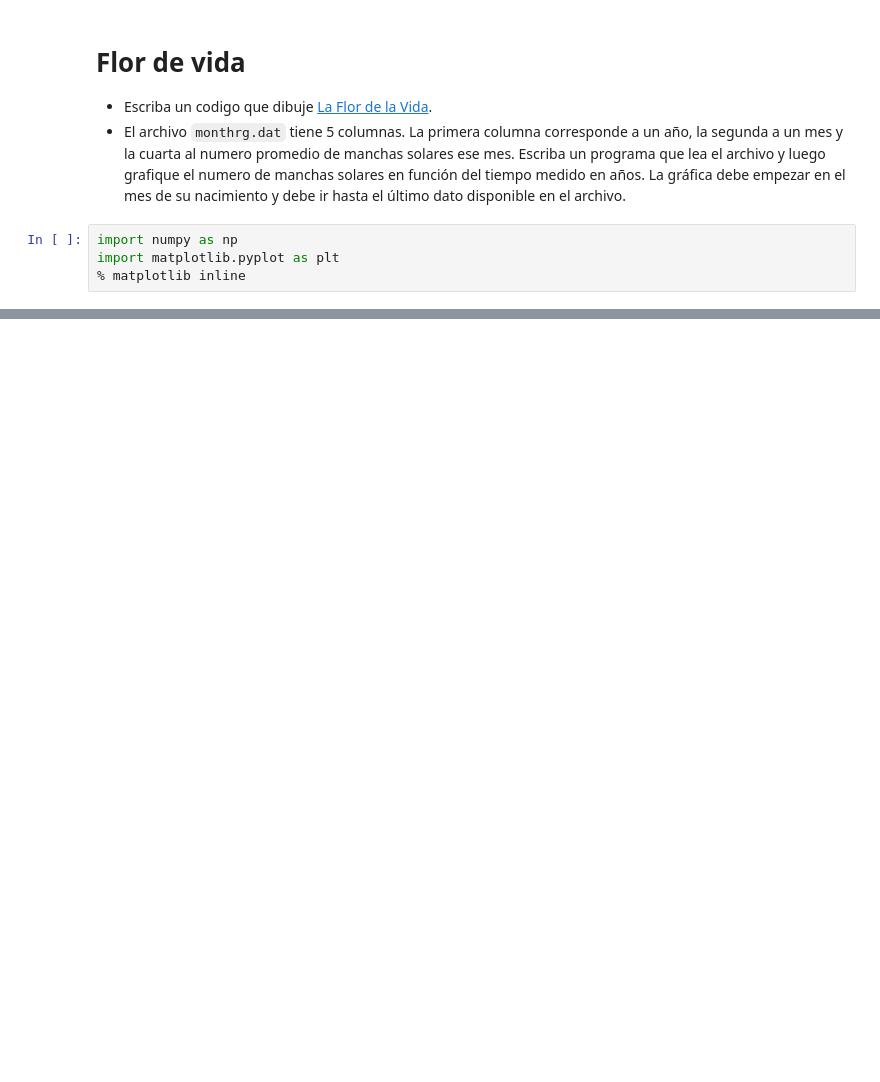
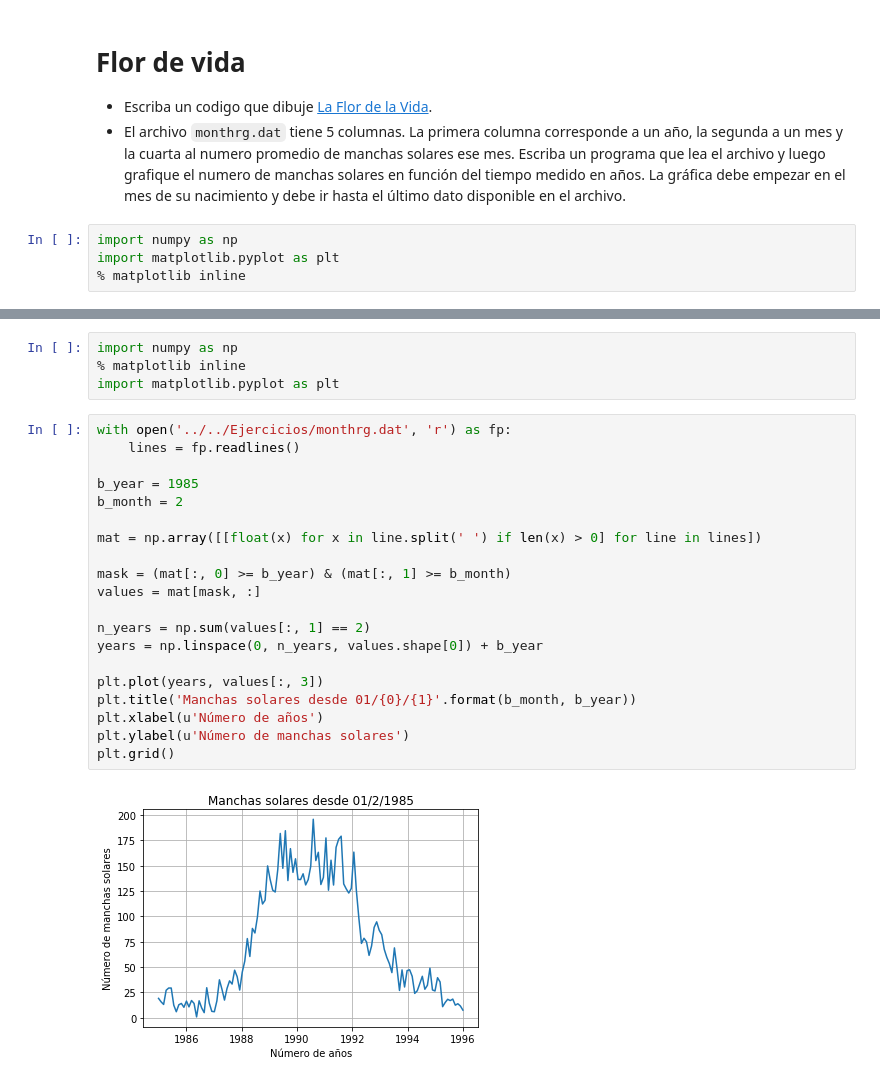
Before and after one commit to PythonBootcampUniandes/notas-de-clase, a Jupyter notebook: Soluciones/Ejercicios/Ejercicio 4.ipynb, the cells around one changed output, grey strips where cells are left out. Drawn from its saved outputs; the diff is of its cells as text; blank space fills up the shorter version.

Commit message:
Solución ejercicios matplotlib

```diff
--- a/Soluciones/Ejercicios/Ejercicio 4.ipynb
+++ b/Soluciones/Ejercicios/Ejercicio 4.ipynb
@@ -53,0 +108,26 @@ plt.show()
+# %%
+import numpy as np
+% matplotlib inline
+import matplotlib.pyplot as plt
+# %%
+with open('../../Ejercicios/monthrg.dat', 'r') as fp:
+    lines = fp.readlines()
+
+b_year = 1985
+b_month = 2
+
+mat = np.array([[float(x) for x in line.split(' ') if len(x) > 0] for line in lines])
+
+mask = (mat[:, 0] >= b_year) & (mat[:, 1] >= b_month)
+values = mat[mask, :]
+
+n_years = np.sum(values[:, 1] == 2)
+years = np.linspace(0, n_years, values.shape[0]) + b_year
+
+plt.plot(years, values[:, 3])
+plt.title('Manchas solares desde 01/{0}/{1}'.format(b_month, b_year))
+plt.xlabel(u'Número de años')
+plt.ylabel(u'Número de manchas solares')
+plt.grid()
+# %% [output]
+[figure, added]
```
Also changed, not shown: parts of 2 cells of this notebook, 1 other file.
